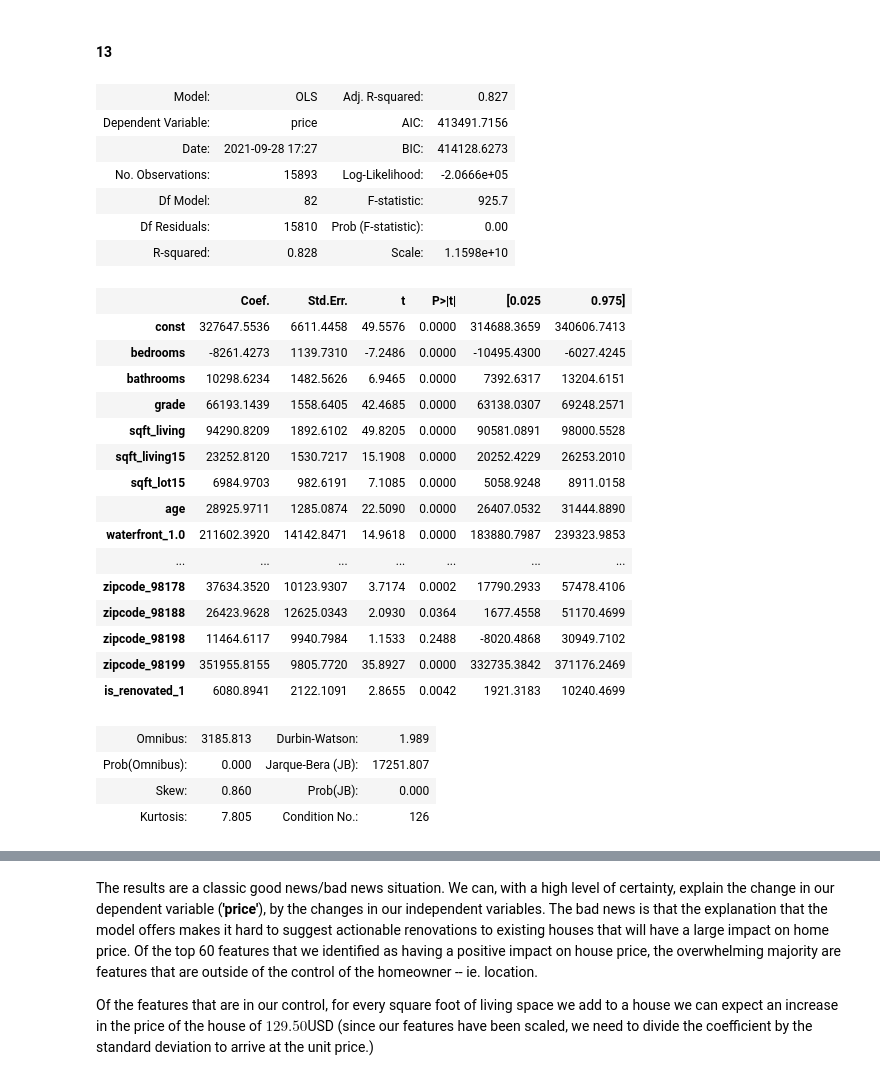
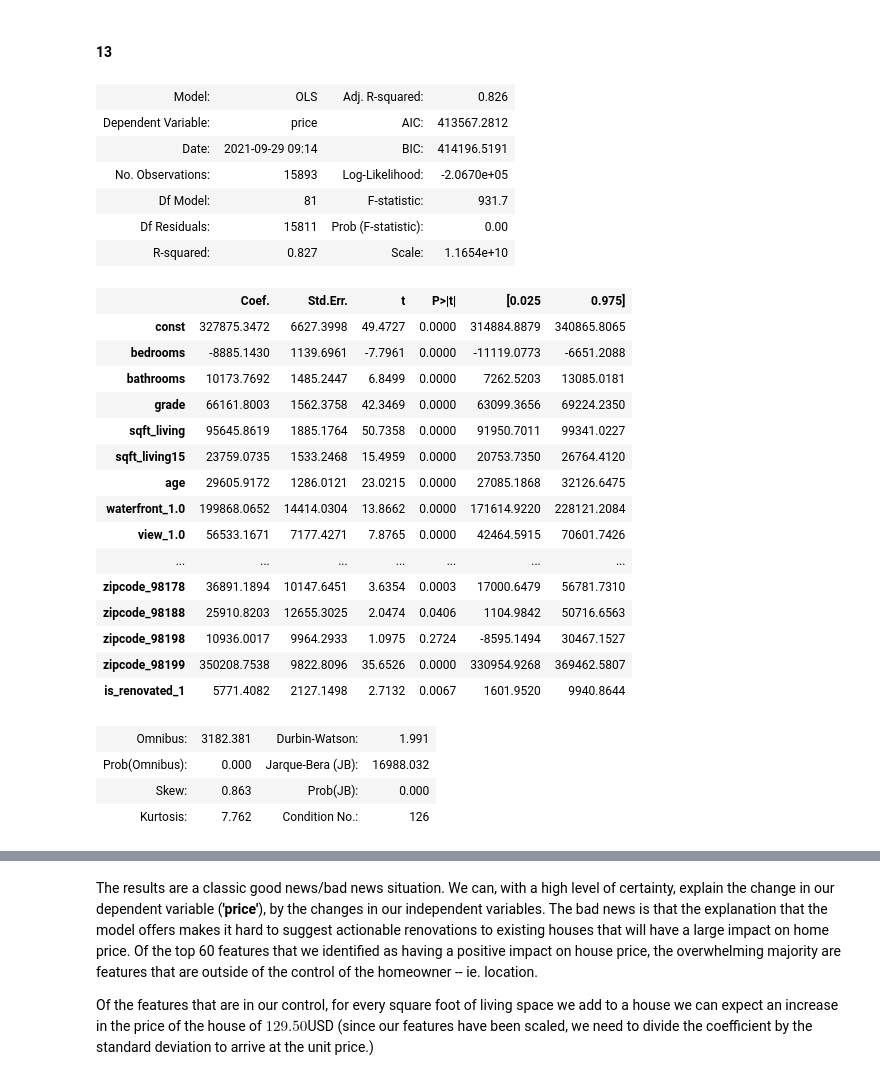
Before and after one commit to dan-rl1976/kc_housing_regression, a Jupyter notebook: final_notebook.ipynb, the cells around one changed output, grey strips where cells are left out. Cells and saved outputs as stored; diff of their text form; code cells hidden in the pictures.

```diff
--- a/final_notebook.ipynb
+++ b/final_notebook.ipynb
@@ -1038,11 +1029,11 @@ model_9.summary2() #.summary2() supresses scientific notation and increases legi
 #### 9
 # %%
 # merging processed continuous values with encoded categories
-X_train_10 = X_train_scaled.drop(['sqft_lot',
+X_train_10 = X_train_scaled.drop(['sqft_lot15',
                                'sqft_above'],
                               axis=1).merge(features_train,
                                             left_index=True, right_index=True)
-X_test_10 = X_test_scaled.drop(['sqft_lot',
+X_test_10 = X_test_scaled.drop(['sqft_lot15',
                               'sqft_above'],
                               axis=1).merge(features_test,
                                             left_index=True, right_index=True)
@@ -1089,11 +1080,11 @@ model_10.summary2() #.summary2() supresses scientific notation and increases leg
 #### 10
 # %%
 # merging processed continuous values with encoded categories
-X_train_11 = X_train_scaled.drop(['sqft_lot',
+X_train_11 = X_train_scaled.drop(['sqft_lot15',
                                'sqft_living15'],
                               axis=1).merge(features_train,
                                             left_index=True, right_index=True)
-X_test_11 = X_test_scaled.drop(['sqft_lot',
+X_test_11 = X_test_scaled.drop(['sqft_lot15',
                               'sqft_living15'],
                               axis=1).merge(features_test,
                                             left_index=True, right_index=True)
@@ -1140,11 +1131,11 @@ model_11.summary2() #.summary2() supresses scientific notation and increases leg
 #### 11
 # %%
 # merging processed continuous values with encoded categories
-X_train_12 = X_train_scaled.drop(['sqft_lot',
+X_train_12 = X_train_scaled.drop(['sqft_lot15',
                                'age'],
                               axis=1).merge(features_train,
                                             left_index=True, right_index=True)
-X_test_12 = X_test_scaled.drop(['sqft_lot',
+X_test_12 = X_test_scaled.drop(['sqft_lot15',
                               'age'],
                               axis=1).merge(features_test,
                                             left_index=True, right_index=True)
@@ -1191,12 +1182,12 @@ model_12.summary2() #.summary2() supresses scientific notation and increases leg
 #### 12
 # %%
 # merging processed continuous values with encoded categories
-X_train_13 = X_train_scaled.drop(['sqft_lot',
+X_train_13 = X_train_scaled.drop(['sqft_lot15',
                                  'condition',
                                  'sqft_above'],
                               axis=1).merge(features_train,
                                             left_index=True, right_index=True)
-X_test_13 = X_test_scaled.drop(['sqft_lot',
+X_test_13 = X_test_scaled.drop(['sqft_lot15',
                                 'condition',
                                 'sqft_above'],
                               axis=1).merge(features_test,
@@ -1245,56 +1236,58 @@ model_13.summary2() #.summary2() supresses scientific notation and increases leg
 # %%
 # merging processed continuous values with encoded categories
 X_train_14 = X_train_scaled.drop(['sqft_lot',
+                                  'sqft_lot15',
                                  'condition',
                                  'sqft_above',
                                  'floors'],
                               axis=1).merge(features_train,
                                             left_index=True, right_index=True)
 X_test_14 = X_test_scaled.drop(['sqft_lot',
+                                'sqft_lot15',
                                 'condition',
                                 'sqft_above',
                                 'floors'],
                               axis=1).merge(features_test,
                                             left_index=True, right_index=True)
 # adding constant
 X_train_14_int = sm.add_constant(X_train_14)
 X_test_14_int = sm.add_constant(X_test_14)
 
 # resetting indicies to ensure alignment
 X_train_14_int.reset_index(drop=True, inplace=True)
 y_train.reset_index(drop=True, inplace=True)
 
 # fitting mode
 model_14 = sm.OLS(y_train ,X_train_14_int).fit()
 model_14.summary2() #.summary2() supresses scientific notation and increases legibility
 # %% [output]
-| Model: | OLS | Adj. R-squared: | 0.827 |
-| Dependent Variable: | price | AIC: | 413491.7156 |
-| Date: | 2021-09-28 17:27 | BIC: | 414128.6273 |
-| No. Observations: | 15893 | Log-Likelihood: | -2.0666e+05 |
-| Df Model: | 82 | F-statistic: | 925.7 |
-| Df Residuals: | 15810 | Prob (F-statistic): | 0.00 |
-| R-squared: | 0.828 | Scale: | 1.1598e+10 |
+| Model: | OLS | Adj. R-squared: | 0.826 |
+| Dependent Variable: | price | AIC: | 413567.2812 |
+| Date: | 2021-09-29 09:14 | BIC: | 414196.5191 |
+| No. Observations: | 15893 | Log-Likelihood: | -2.0670e+05 |
+| Df Model: | 81 | F-statistic: | 931.7 |
+| Df Residuals: | 15811 | Prob (F-statistic): | 0.00 |
+| R-squared: | 0.827 | Scale: | 1.1654e+10 |
 |  | Coef. | Std.Err. | t | P>|t| | [0.025 | 0.975] |
-| const | 327647.5536 | 6611.4458 | 49.5576 | 0.0000 | 314688.3659 | 340606.7413 |
-| bedrooms | -8261.4273 | 1139.7310 | -7.2486 | 0.0000 | -10495.4300 | -6027.4245 |
-| bathrooms | 10298.6234 | 1482.5626 | 6.9465 | 0.0000 | 7392.6317 | 13204.6151 |
-| grade | 66193.1439 | 1558.6405 | 42.4685 | 0.0000 | 63138.0307 | 69248.2571 |
-| sqft_living | 94290.8209 | 1892.6102 | 49.8205 | 0.0000 | 90581.0891 | 98000.5528 |
-| sqft_living15 | 23252.8120 | 1530.7217 | 15.1908 | 0.0000 | 20252.4229 | 26253.2010 |
-| sqft_lot15 | 6984.9703 | 982.6191 | 7.1085 | 0.0000 | 5058.9248 | 8911.0158 |
-| age | 28925.9711 | 1285.0874 | 22.5090 | 0.0000 | 26407.0532 | 31444.8890 |
-| waterfront_1.0 | 211602.3920 | 14142.8471 | 14.9618 | 0.0000 | 183880.7987 | 239323.9853 |
+| const | 327875.3472 | 6627.3998 | 49.4727 | 0.0000 | 314884.8879 | 340865.8065 |
+| bedrooms | -8885.1430 | 1139.6961 | -7.7961 | 0.0000 | -11119.0773 | -6651.2088 |
+| bathrooms | 10173.7692 | 1485.2447 | 6.8499 | 0.0000 | 7262.5203 | 13085.0181 |
+| grade | 66161.8003 | 1562.3758 | 42.3469 | 0.0000 | 63099.3656 | 69224.2350 |
+| sqft_living | 95645.8619 | 1885.1764 | 50.7358 | 0.0000 | 91950.7011 | 99341.0227 |
+| sqft_living15 | 23759.0735 | 1533.2468 | 15.4959 | 0.0000 | 20753.7350 | 26764.4120 |
+| age | 29605.9172 | 1286.0121 | 23.0215 | 0.0000 | 27085.1868 | 32126.6475 |
+| waterfront_1.0 | 199868.0652 | 14414.0304 | 13.8662 | 0.0000 | 171614.9220 | 228121.2084 |
+| view_1.0 | 56533.1671 | 7177.4271 | 7.8765 | 0.0000 | 42464.5915 | 70601.7426 |
 | ... | ... | ... | ... | ... | ... | ... |
-| zipcode_98178 | 37634.3520 | 10123.9307 | 3.7174 | 0.0002 | 17790.2933 | 57478.4106 |
-| zipcode_98188 | 26423.9628 | 12625.0343 | 2.0930 | 0.0364 | 1677.4558 | 51170.4699 |
-| zipcode_98198 | 11464.6117 | 9940.7984 | 1.1533 | 0.2488 | -8020.4868 | 30949.7102 |
-| zipcode_98199 | 351955.8155 | 9805.7720 | 35.8927 | 0.0000 | 332735.3842 | 371176.2469 |
-| is_renovated_1 | 6080.8941 | 2122.1091 | 2.8655 | 0.0042 | 1921.3183 | 10240.4699 |
+| zipcode_98178 | 36891.1894 | 10147.6451 | 3.6354 | 0.0003 | 17000.6479 | 56781.7310 |
+| zipcode_98188 | 25910.8203 | 12655.3025 | 2.0474 | 0.0406 | 1104.9842 | 50716.6563 |
+| zipcode_98198 | 10936.0017 | 9964.2933 | 1.0975 | 0.2724 | -8595.1494 | 30467.1527 |
+| zipcode_98199 | 350208.7538 | 9822.8096 | 35.6526 | 0.0000 | 330954.9268 | 369462.5807 |
+| is_renovated_1 | 5771.4082 | 2127.1498 | 2.7132 | 0.0067 | 1601.9520 | 9940.8644 |
-| Omnibus: | 3185.813 | Durbin-Watson: | 1.989 |
-| Prob(Omnibus): | 0.000 | Jarque-Bera (JB): | 17251.807 |
-| Skew: | 0.860 | Prob(JB): | 0.000 |
-| Kurtosis: | 7.805 | Condition No.: | 126 |
+| Omnibus: | 3182.381 | Durbin-Watson: | 1.991 |
+| Prob(Omnibus): | 0.000 | Jarque-Bera (JB): | 16988.032 |
+| Skew: | 0.863 | Prob(JB): | 0.000 |
+| Kurtosis: | 7.762 | Condition No.: | 126 |
 # %%
 model_diagnostics(model_14, X_train_14_int, y_train)
 # %% [output]
```
Also changed, not shown: parts of 33 cells of this notebook, 4 other files.
